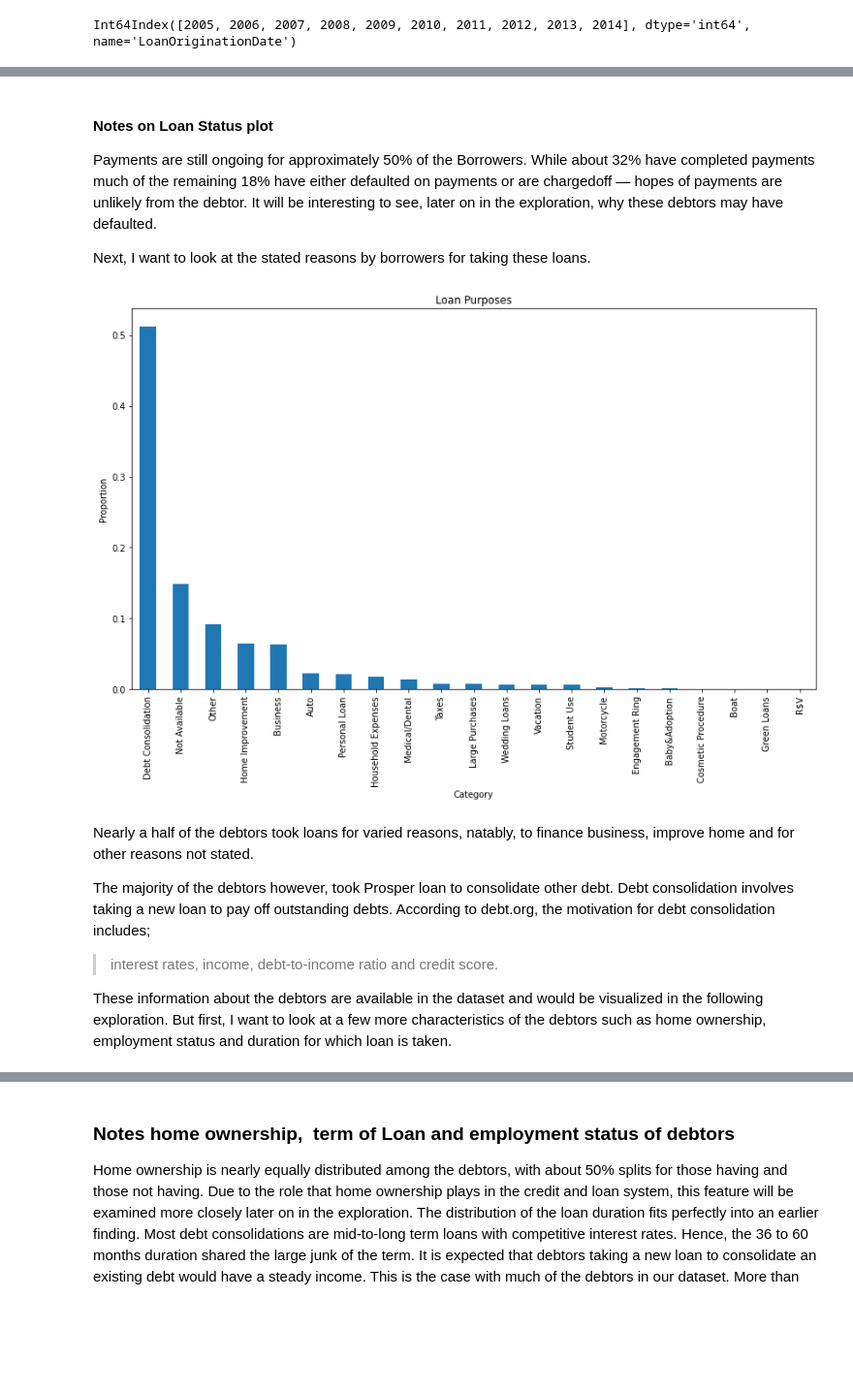
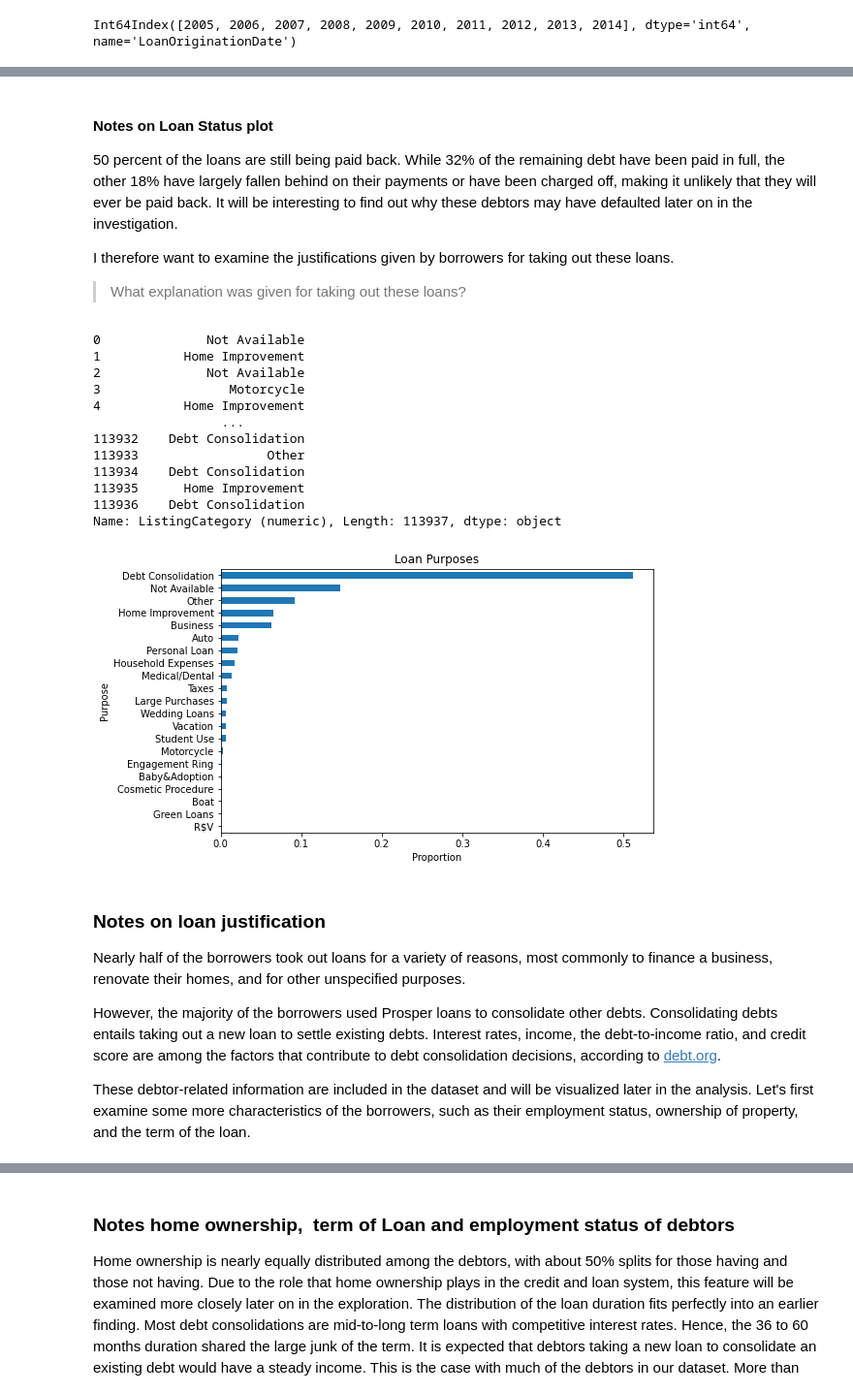
Before and after one commit to Akomst/-Understanding-Why-Borrowers-Default-Analysis-of-Prosper-Loan-Data, a Jupyter notebook: Part_I_exploration_template.ipynb, the cells around one changed output, grey strips where cells are left out. Shown at 97% size. Cells and saved outputs as stored; diff of their text form; code cells hidden in the pictures; blank space fills up the shorter version.

```diff
--- a/Part_I_exploration_template.ipynb
+++ b/Part_I_exploration_template.ipynb
@@ -92,30 +90,55 @@ plt.xticks(rotation =45);
 # %% [markdown]
 #### Notes on Loan Status plot
-Payments are still ongoing for approximately 50% of the Borrowers. While about 32% have completed payments much of the remaining 18% have either defaulted on payments or are chargedoff — hopes of payments are unlikely from the debtor.
-It will be interesting to see, later on in the exploration, why these debtors may have defaulted.
+50 percent of the loans are still being paid back. While 32% of the remaining debt have been paid in full, the other 18% have largely fallen behind on their payments or have been charged off, making it unlikely that they will ever be paid back.
+It will be interesting to find out why these debtors may have defaulted later on in the investigation.
 
-Next, I want to look at the stated reasons by borrowers for taking these loans.
+I therefore want to examine the justifications given by borrowers for taking out these loans.
+> What explanation was given for taking out these loans?
 # %%
 # Conversion of the numeric values to their categorical values.
-keys = ['Not Available', 'Debt Consolidation', 'Home Improvement','Business', 'Personal Loan', 'Student Use', 'Auto','Other', 'Baby&Adoption', 'Boat', 'Cosmetic Procedure', 'Engagement Ring', 'Green Loans', 'Household Expenses', 'Large Purchases', 'Medical/Dental', 'Motorcycle', 'R$V', 'Taxes', 'Vacation', 'Wedding Loans']
+keys = ['Not Available', 'Debt Consolidation', 'Home Improvement','Business',
+        'Personal Loan', 'Student Use', 'Auto','Other', 'Baby&Adoption', 'Boat',
+        'Cosmetic Procedure', 'Engagement Ring', 'Green Loans', 'Household Expenses',
+        'Large Purchases', 'Medical/Dental', 'Motorcycle', 'R$V', 'Taxes', 'Vacation', 'Wedding Loans']
 dic = { i:keys[i] for i in np.arange(len(keys))}
 #print(dic)
 df['ListingCategory (numeric)'].replace(dic, inplace=True)
+# %%
+df['ListingCategory (numeric)']
+# %% [output]
+0              Not Available
+1           Home Improvement
+2              Not Available
+3                 Motorcycle
+4           Home Improvement
+                 ...
+113932    Debt Consolidation
+113933                 Other
+113934    Debt Consolidation
+113935      Home Improvement
+113936    Debt Consolidation
+Name: ListingCategory (numeric), Length: 113937, dtype: object
 # %%
 # Visualing the proportion of stated reasons for taking a loan
-fig, ax = plt.subplots(figsize=(14, 8))
-df['ListingCategory (numeric)'].value_counts(normalize=True).plot(kind = "bar",ax=ax, color = sb.color_palette()[0])
+fig, ax = plt.subplots(figsize=(8, 5))
+df['ListingCategory (numeric)'].value_counts(normalize=True, ascending = True).plot(
+    kind = "barh",
+    ax=ax,
+    color = sb.color_palette()[0]
+)
 plt.title("Loan Purposes")
-plt.xlabel("Category")
-plt.ylabel("Proportion");
+plt.xlabel("Proportion")
+plt.ylabel("Purpose");
 # %% [output]
-[figure, old version]
+[figure, new version]
 # %% [markdown]
-Nearly a half of the debtors took loans for varied reasons, natably, to finance business, improve home and for other reasons not stated.
+### Notes on loan justification
 
-The majority of the debtors however, took Prosper loan to consolidate other debt. Debt consolidation involves taking a new loan to pay off outstanding debts. According to debt.org, the motivation for debt consolidation includes;
-> interest rates, income, debt-to-income ratio and credit score.
+Nearly half of the borrowers took out loans for a variety of reasons, most commonly to finance a business, renovate their homes, and for other unspecified purposes.
 
-These information about the debtors are available in the dataset and would be visualized in the following exploration. But first, I want to look at a few more characteristics of the debtors such as home ownership, employment status and duration for which loan is taken.
+However, the majority of the borrowers used Prosper loans to consolidate other debts. Consolidating debts entails taking out a new loan to settle existing debts. Interest rates, income, the debt-to-income ratio, and credit score are among the factors that contribute to debt consolidation decisions, according to [debt.org](https://www.debt.org/consolidation/).
+
+These debtor-related information are included in the dataset and will be visualized later in the analysis.
+Let's first examine some more characteristics of the borrowers, such as their employment status, ownership of property, and the term of the loan.
 # %%
 # Plot of distribution of loan duration,  home ownership,  employment status and income ranges of borrowers
```
Also changed, not shown: parts of 14 cells of this notebook.
